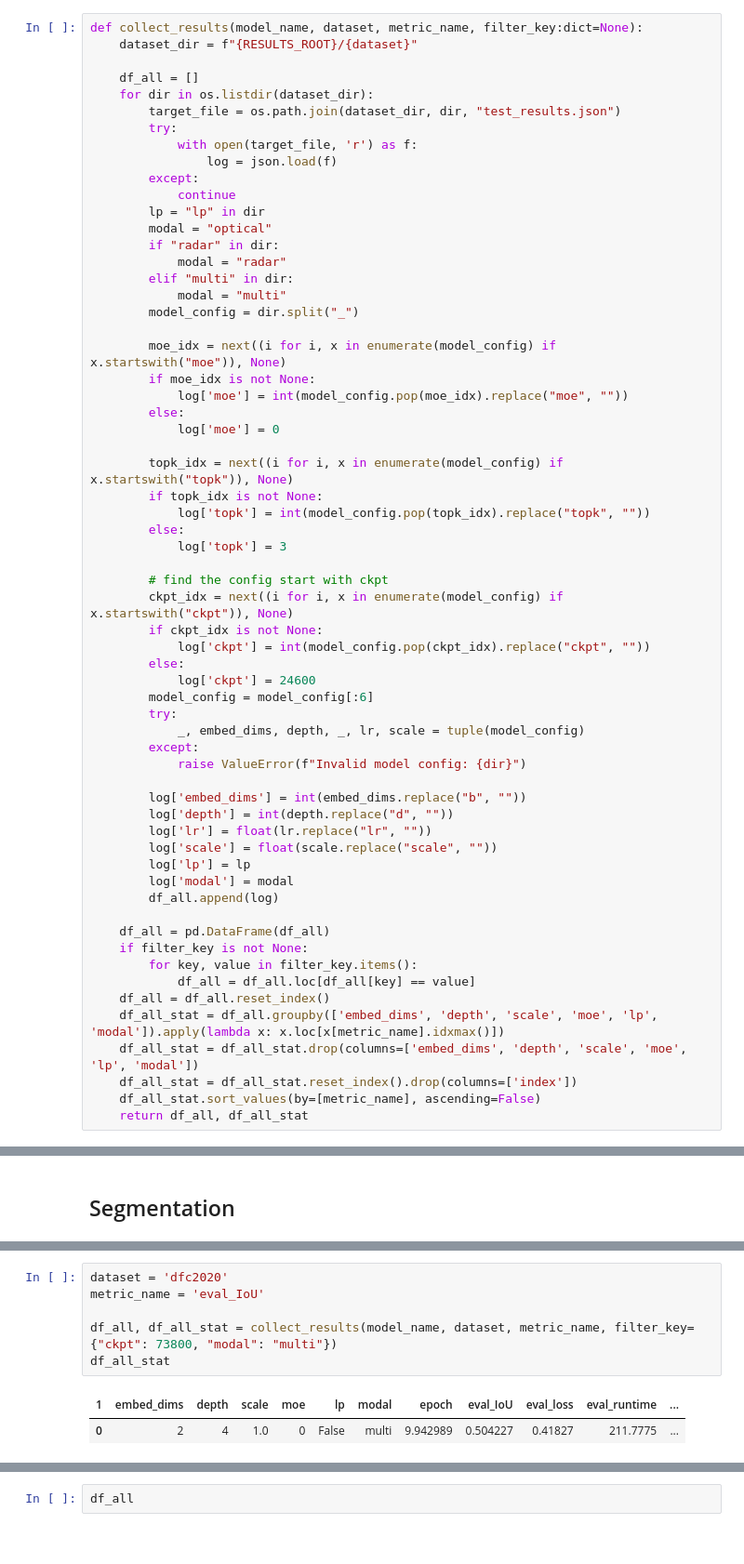
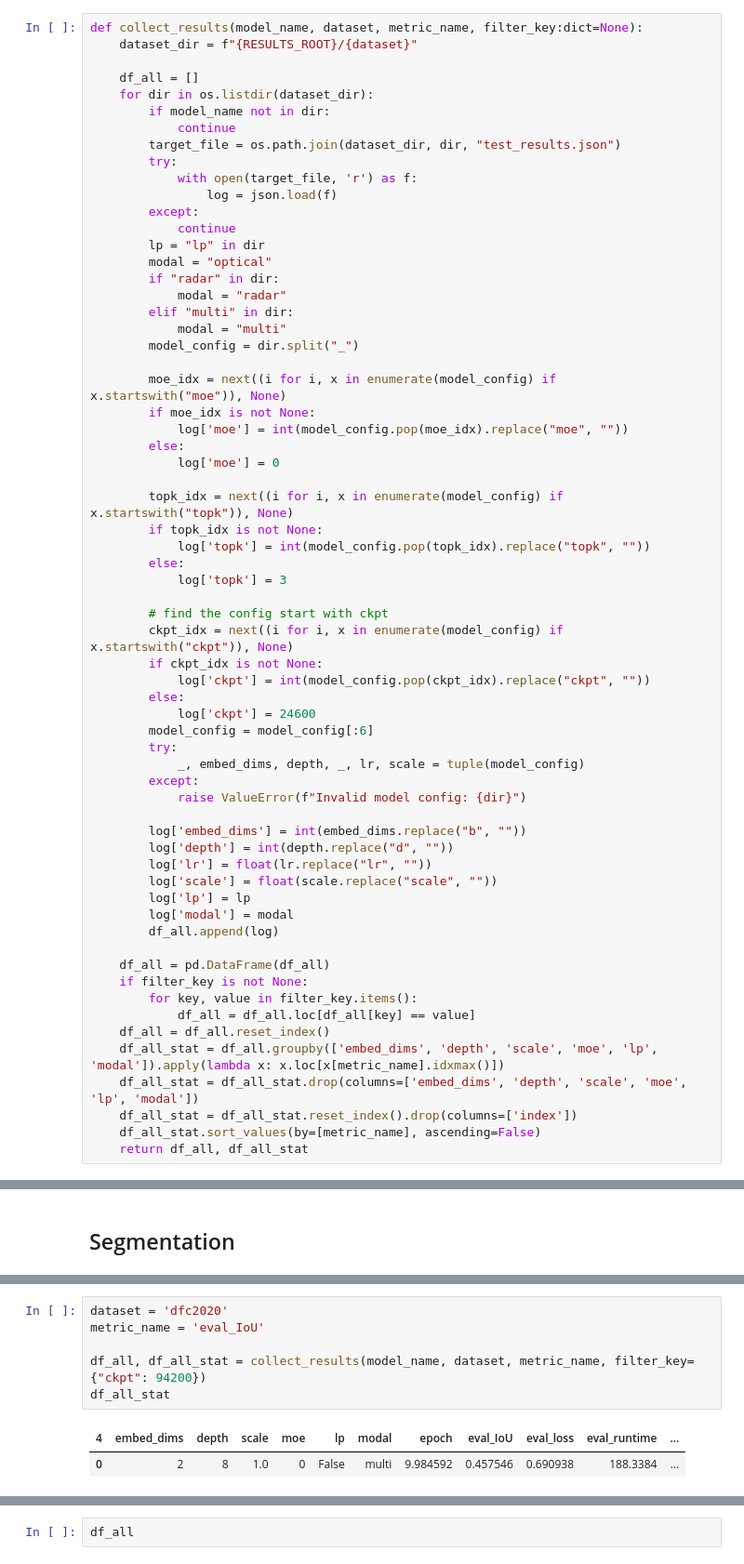
Before and after one commit to uiuctml/GeospatialFM, a Jupyter notebook: collect_results.ipynb, the cells around one changed output, grey strips where cells are left out. Shown: that part at 93% size. Cells and saved outputs as stored; diff of their text form.

```diff
--- a/collect_results.ipynb
+++ b/collect_results.ipynb
@@ -27,6 +27,8 @@ def collect_results(model_name, dataset, metric_name, filter_key:dict=None):
 
     df_all = []
     for dir in os.listdir(dataset_dir):
+        if model_name not in dir:
+            continue
         target_file = os.path.join(dataset_dir, dir, "test_results.json")
         try:
             with open(target_file, 'r') as f:
@@ -155,12 +157,12 @@ df_all_stat
 # %%
 dataset = 'dfc2020'
 metric_name = 'eval_IoU'
 
-df_all, df_all_stat = collect_results(model_name, dataset, metric_name, filter_key={"ckpt": 73800, "modal": "multi"})
+df_all, df_all_stat = collect_results(model_name, dataset, metric_name, filter_key={"ckpt": 94200})
 df_all_stat
 # %% [output]
-| 1 | embed_dims | depth | scale | moe | lp | modal | epoch | eval_IoU | eval_loss | eval_runtime | ... |
-| 0 | 2 | 4 | 1.0 | 0 | False | multi | 9.942989 | 0.504227 | 0.41827 | 211.7775 | ... |
+| 4 | embed_dims | depth | scale | moe | lp | modal | epoch | eval_IoU | eval_loss | eval_runtime | ... |
+| 0 | 2 | 8 | 1.0 | 0 | False | multi | 9.984592 | 0.457546 | 0.690938 | 188.3384 | ... |
 # %%
 dataset = 'marida'
 metric_name = 'eval_IoU'
```
Also changed, not shown: parts of 7 cells of this notebook.
